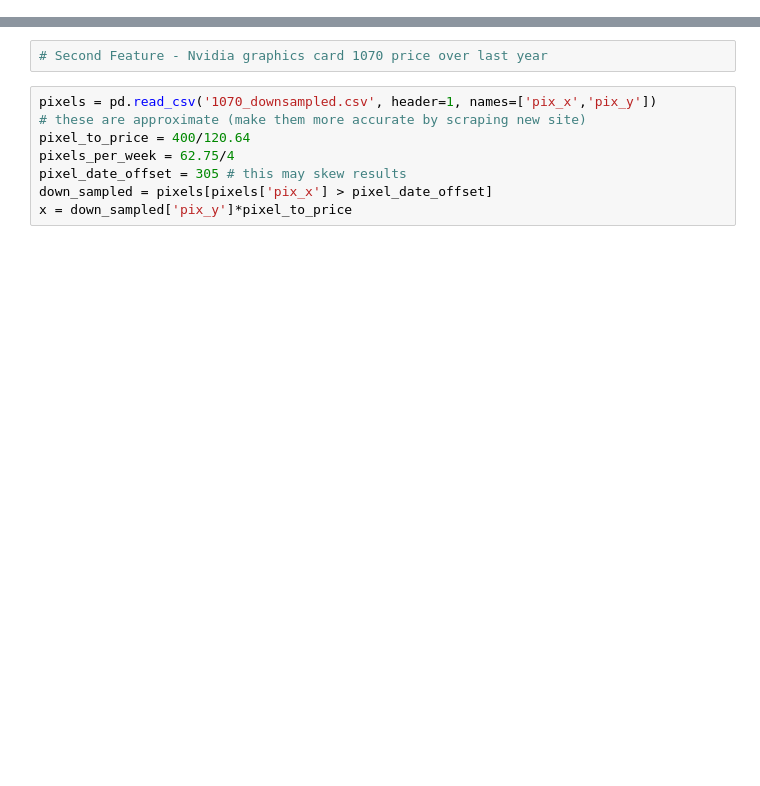
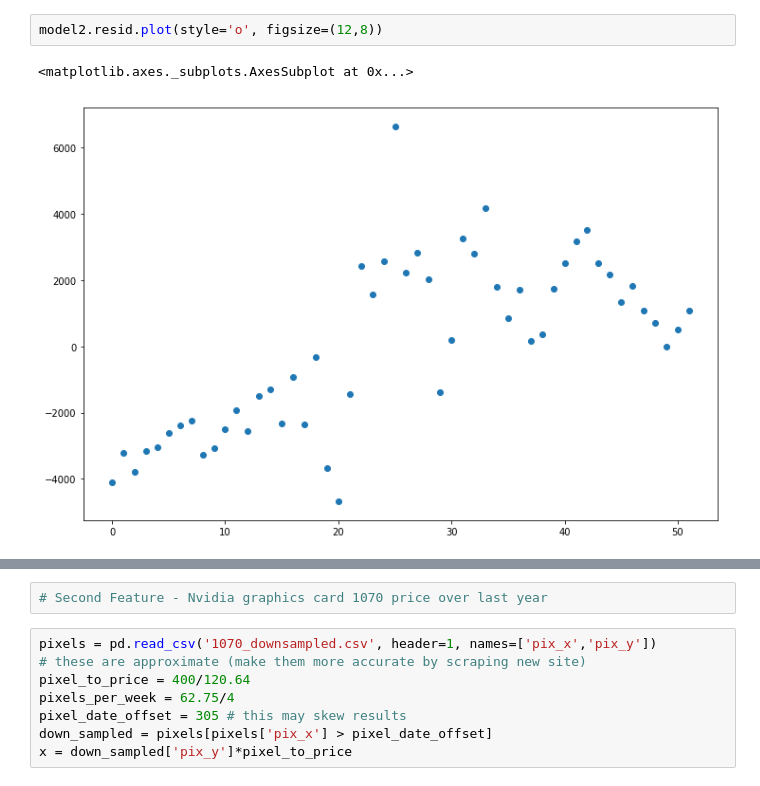
Before and after one commit to MCassetti/project_luther, a Jupyter notebook: linear_regression_2features.ipynb, the cells around one changed output, grey strips where cells are left out. Drawn from its saved outputs; the diff is of its cells as text; blank space fills up the shorter version.

```diff
--- a/linear_regression_2features.ipynb
+++ b/linear_regression_2features.ipynb
@@ -49,5 +52,10 @@ OLS Regression Results
 Warnings:
 [1] Standard Errors assume that the covariance matrix of the errors is correctly specified.
+# %%
+model2.resid.plot(style='o', figsize=(12,8))
+# %% [output]
+<matplotlib.axes._subplots.AxesSubplot at 0x...>
+[figure, added]
 # %%
 from sklearn.cross_validation import train_test_split
 
```
Also changed, not shown: parts of 16 cells of this notebook, 3 other files.
